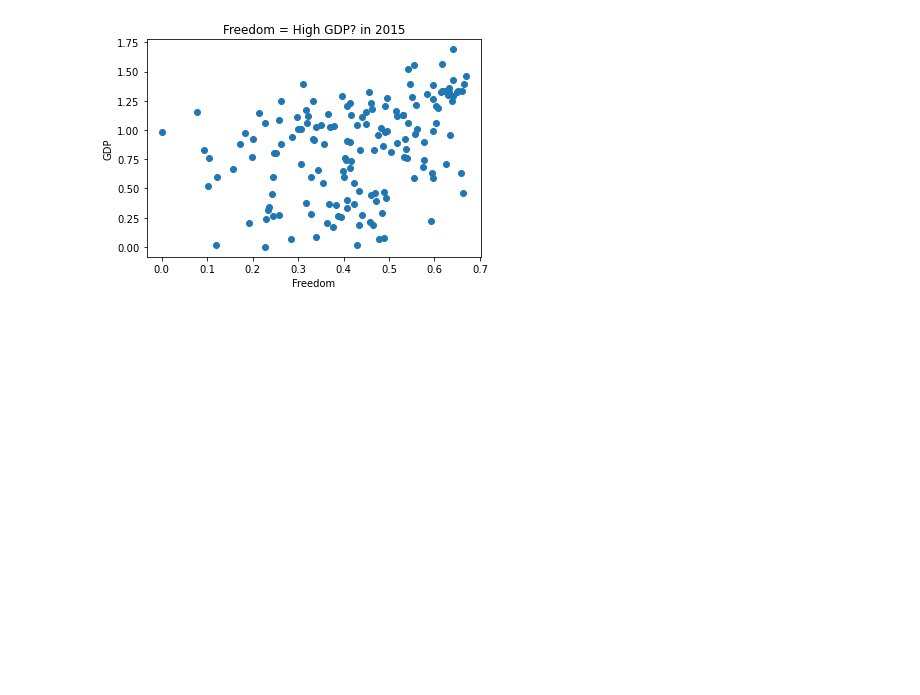
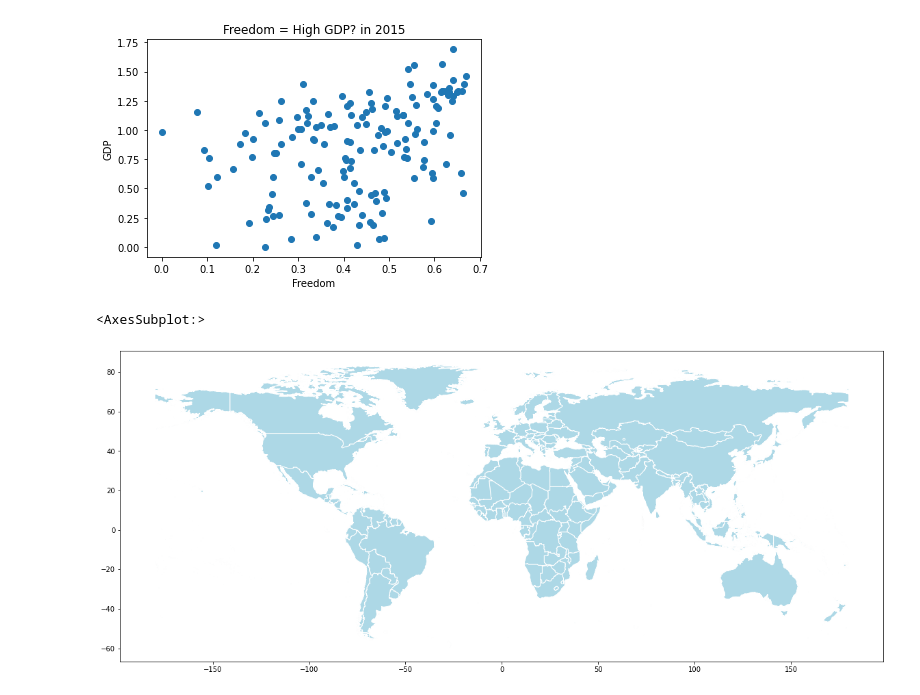
Before and after one commit to rojsiroj/corelation-of-freedom-trust-and-happiness, a Jupyter notebook: cleansing_data.ipynb, the cells around one changed output. Cells and saved outputs as stored; diff of their text form; code cells hidden in the pictures; blank space fills up the shorter version.

Commit message:
add geo heatmap

```diff
--- a/cleansing_data.ipynb
+++ b/cleansing_data.ipynb
@@ -343,3 +343,23 @@ plt.show()
 [figure]
 [figure]
 [figure]
+# %%
+import geopandas as gpd
+# Setting the path to the shapefile
+SHAPEFILE = 'shapefiles/ne_10m_admin_0_countries.shp'
+
+# Read shapefile using Geopandas
+geo_df = gpd.read_file(SHAPEFILE)[['ADMIN', 'ADM0_A3', 'geometry']]
+
+# Rename columns.
+geo_df.columns = ['country', 'country_code', 'geometry']
+geo_df.head(3)
+
+# Drop row for 'Antarctica'. It takes a lot of space in the map and is not of much use
+geo_df = geo_df.drop(geo_df.loc[geo_df['country'] == 'Antarctica'].index)
+
+# Print the map
+geo_df.plot(figsize=(20, 20), edgecolor='white', linewidth=1, color='lightblue')
+# %% [output]
+<AxesSubplot:>
+[figure, added]
```
Also changed, not shown: parts of 5 cells of this notebook, 13 other files.
